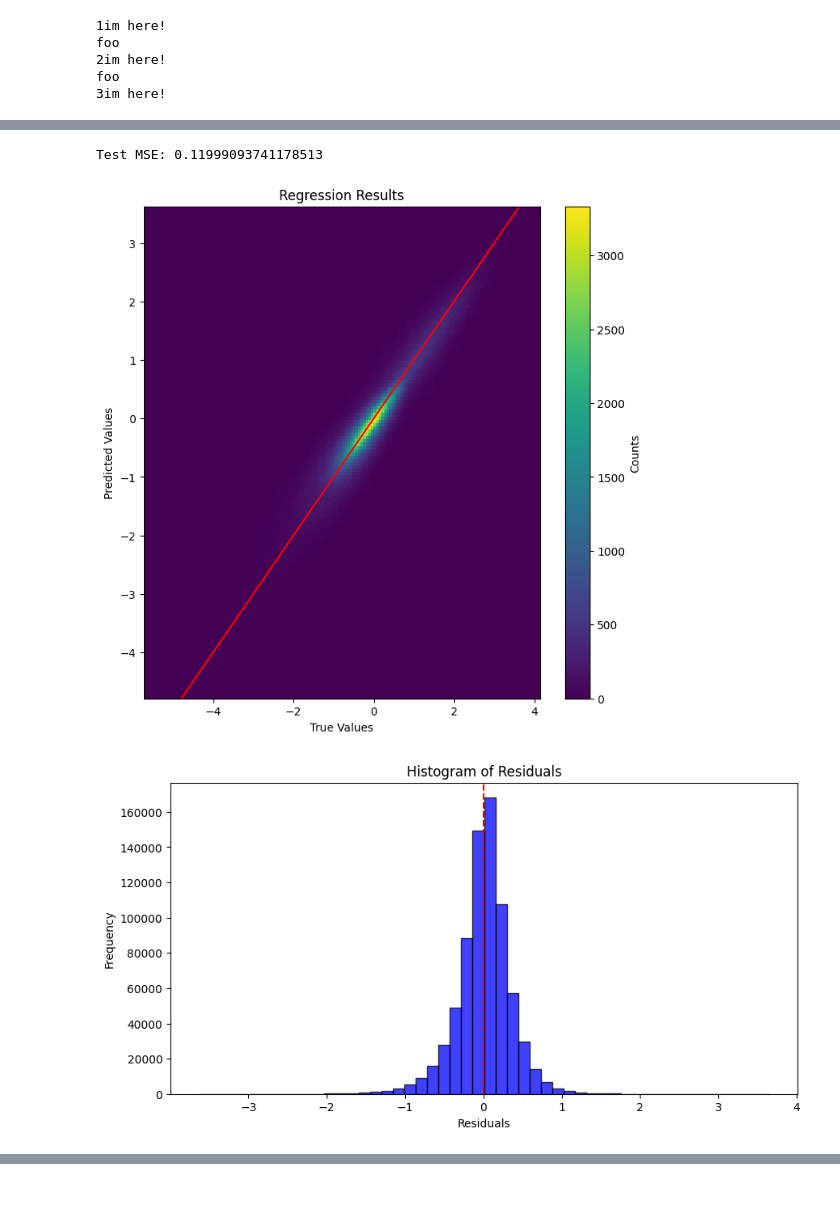
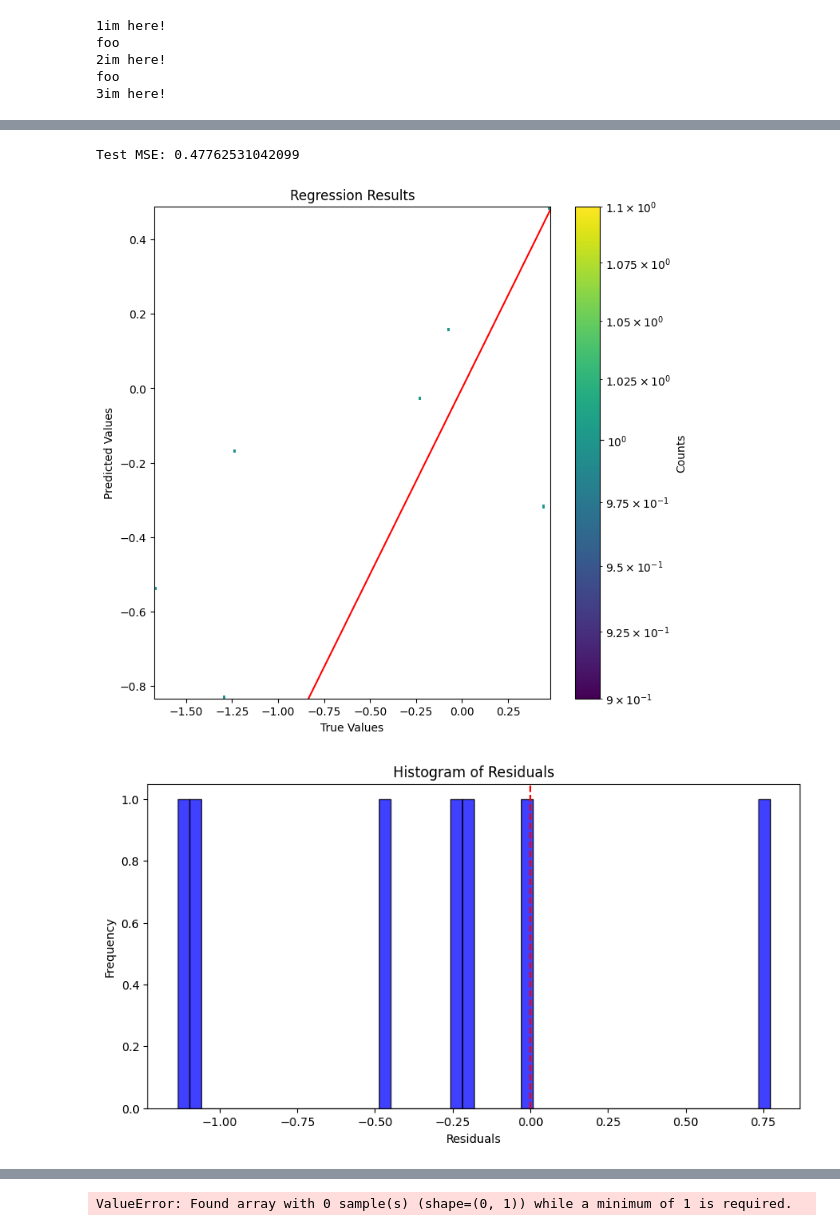
Before and after one commit to DanGodi/ExpPro, a Jupyter notebook: Notebooks/jecs_different_data.ipynb, the cells around one changed output, grey strips where cells are left out. Saved outputs shown, nothing was run; the diff lists cells and outputs as text; code cells hidden in the pictures; blank space fills up the shorter version.

```diff
--- a/Notebooks/jecs_different_data.ipynb
+++ b/Notebooks/jecs_different_data.ipynb
@@ -36,3 +36,10 @@ from dataset import JetEnergyCorrectionDataset, load_energy_flow, load_root_file
 fp='../test_files/00BF1FDD-65BC-E311-A63F-00259073E3D0_poet.root'
 
 pts2, etas2, area2, npvs2, gen_pts2, jecs2 = list(load_root_files([fp]))[0]
+mask = pts2 > 375
+pts2 = pts2[mask]
+etas2 = etas2[mask]
+area2 = area2[mask]
+npvs2 = npvs2[mask]
+gen_pts2 = gen_pts2[mask]
+jecs2 = jecs2[mask]
@@ -39,3 +56,5 @@ pts2, etas2, area2, npvs2, gen_pts2, jecs2 = list(load_root_files([fp]))[0]
+# %%
+jec_dataset2 = JetEnergyCorrectionDataset(pts2, etas2, area2, npvs2, gen_pts2, jecs2)
 # %%
 # Load the dataset
 
@@ -49,13 +68,3 @@ gen_pts.extend(gen_pts2)
 jecs.extend(jecs2)
 
 jec_dataset = JetEnergyCorrectionDataset(pts, etas, area, npvs, gen_pts, jecs)
-# %%
-import importlib
-import train
-importlib.reload(train)
-from j_model import ShallowMLP
-
-j_model = ShallowMLP()
-j_model.to(device)
-
-train.train(j_model, jec_dataset,num_epochs=2)
@@ -77,9 +71,11 @@ Saving best model for epoch: 2
 # %%
 import importlib
 import eval
+from j_model import ShallowMLP
+
 importlib.reload(eval)
-eval.run(jec_dataset)
+eval.run(jec_dataset2)
 # %% [output]
-Test MSE: 0.11999093741178513
+Test MSE: 0.47762531042099
-[figure, old version]
+[figure, new version]
-[figure, old version]
+[figure, new version]
@@ -92,0 +85 @@ Test MSE: 0.11999093741178513
+ValueError: Found array with 0 sample(s) (shape=(0, 1)) while a minimum of 1 is required.
```
Also changed, not shown: parts of 3 cells of this notebook, 2 other files.
